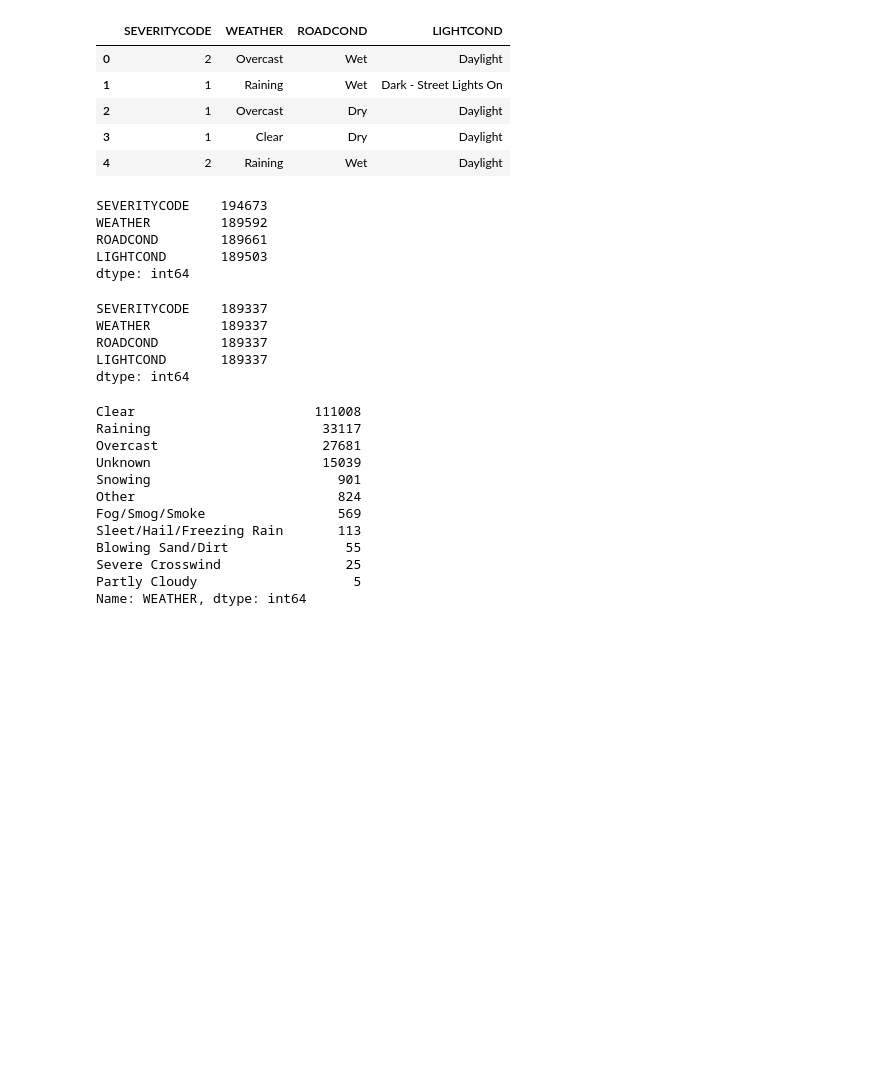
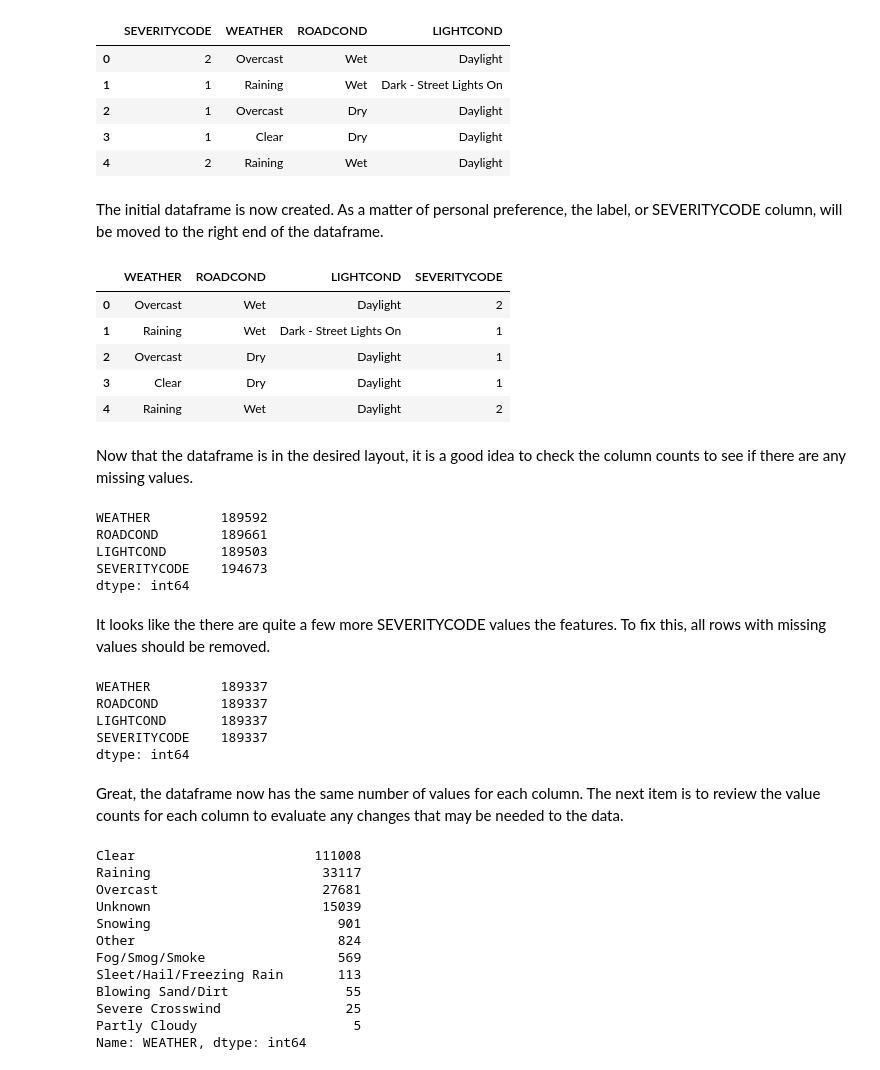
Before and after one commit to bman918/Coursera_Capstone, a Jupyter notebook: Data_Science_Capstone.ipynb, the cells around one changed output. Cells and saved outputs as stored; diff of their text form; code cells hidden in the pictures; blank space fills up the shorter version.

```diff
--- a/Data_Science_Capstone.ipynb
+++ b/Data_Science_Capstone.ipynb
@@ -50,25 +65,44 @@ df.head()
 | 2 | 1 | Overcast | Dry | Daylight |
 | 3 | 1 | Clear | Dry | Daylight |
 | 4 | 2 | Raining | Wet | Daylight |
+# %% [markdown]
+The initial dataframe is now created. As a matter of personal preference, the label, or SEVERITYCODE column, will be moved to the right end of the dataframe.
+# %%
+# Reivse the column order of the dataframe
+df = df[['WEATHER', 'ROADCOND', 'LIGHTCOND', 'SEVERITYCODE']]
+df.head()
+# %% [output]
+|  | WEATHER | ROADCOND | LIGHTCOND | SEVERITYCODE |
+| 0 | Overcast | Wet | Daylight | 2 |
+| 1 | Raining | Wet | Dark - Street Lights On | 1 |
+| 2 | Overcast | Dry | Daylight | 1 |
+| 3 | Clear | Dry | Daylight | 1 |
+| 4 | Raining | Wet | Daylight | 2 |
+# %% [markdown]
+Now that the dataframe is in the desired layout, it is a good idea to check the column counts to see if there are any missing values.
 # %%
 # Check the column counts to check for NAN or missing values
 df.count()
 # %% [output]
-SEVERITYCODE    194673
 WEATHER         189592
 ROADCOND        189661
 LIGHTCOND       189503
+SEVERITYCODE    194673
 dtype: int64
+# %% [markdown]
+It looks like the there are quite a few more SEVERITYCODE values the features. To fix this, all rows with missing values should be removed.
 # %%
 # Drop rows with NAN or missing values
 clean_df = df.dropna(axis = 0)
 clean_df.count()
 # %% [output]
-SEVERITYCODE    189337
 WEATHER         189337
 ROADCOND        189337
 LIGHTCOND       189337
+SEVERITYCODE    189337
 dtype: int64
+# %% [markdown]
+Great, the dataframe now has the same number of values for each column. The next item is to review the value counts for each column to evaluate any changes that may be needed to the data.
 # %%
 clean_df['WEATHER'].value_counts(sort=True)
 # %% [output]
```
Also changed, not shown: parts of 48 cells of this notebook, 4 other files.
